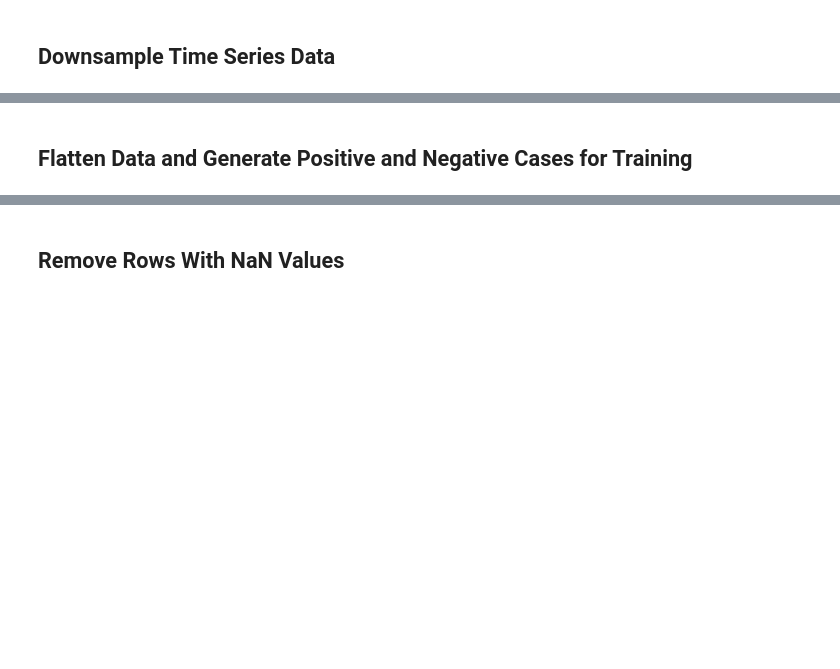
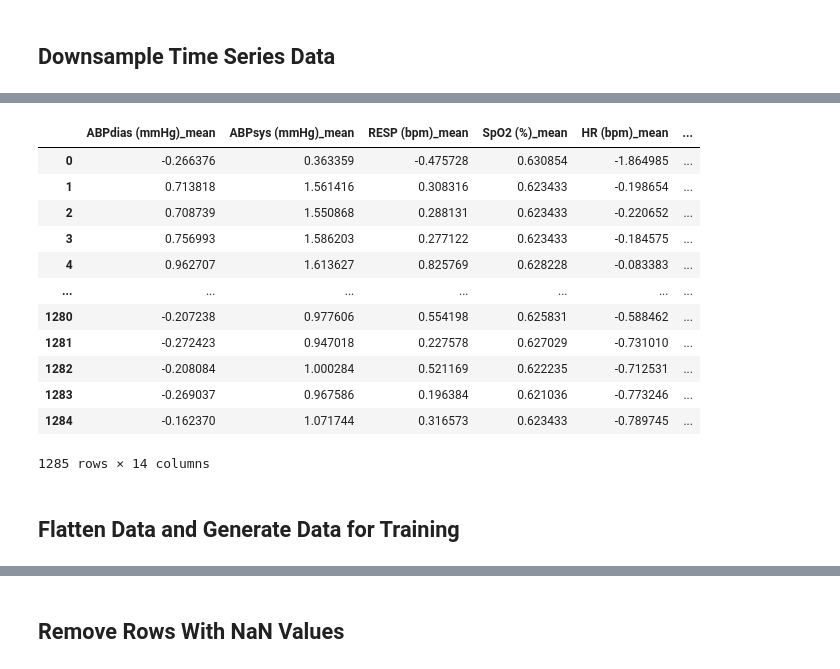
Before and after one commit to lr98769/rue_prediction_interval, a Jupyter notebook: notebooks/preprocessing.ipynb, the cells around one changed output, grey strips where cells are left out. Drawn from its saved outputs; the diff is of its cells as text; code cells hidden in the pictures; blank space fills up the shorter version.

```diff
--- a/notebooks/preprocessing.ipynb
+++ b/notebooks/preprocessing.ipynb
@@ -347,0 +231,14 @@ print(len(test_records), "Test Records:", test_records)
+# %%
+def load_data(fields_df_shortlisted, feat_set):
+    df_list = []
+    records = fields_df_shortlisted["record"].tolist()
+    for record in tqdm(records):
+        fp_csv = os.path.join(fp_converted_folder, record+".csv")
+        df = pd.read_csv(fp_csv, index_col=0)[list(feat_set)]
+        df["record"] = record
+        df_list.append(df)
+    all_df = pd.concat(df_list).reset_index()
+    all_df.columns = ["record_index"] + all_df.columns[1:].to_list()
+    return all_df
+all_df = load_data(fields_df_shortlisted, feat_set)
+all_df.head()
@@ -374,4 +307,0 @@ array([[ 0,  1,  2,  3],
-# %%
-window = 2
-v = x.reshape(x.shape[0]//window, window, x.shape[1])
-v
@@ -753,4 +307,0 @@ df_ds
-# %%
-feat_set = df_ds.columns.tolist()[0:-5]
-feat_set.sort()
-print("Features:", feat_set)
@@ -833,0 +308,21 @@ Name: count, dtype: int64
+# %%
+def downsample_all_df(all_df, feat_set, window=60):
+    all_downsampled_df_list = []
+    feat_set = list(feat_set)
+    for record, record_df in all_df.groupby("record"):
+        window_groups = record_df.groupby((record_df.index//window).astype('i'))
+        # Downsample with mean
+        downsampled_df = window_groups[feat_set].mean()
+        downsampled_df.columns = [col + "_mean" for col in feat_set]
+        # Downsample with std
+        std_cols = [col + "_std" for col in feat_set]
+        downsampled_df[std_cols] = window_groups[feat_set].std()
+        downsampled_df["record"] = record
+        # Get record df index
+        downsampled_df = downsampled_df.reset_index(drop=True)
+        downsampled_df["record_index"] = downsampled_df.index
+        all_downsampled_df_list.append(downsampled_df)
+    all_downsampled_df = pd.concat(all_downsampled_df_list)
+    return all_downsampled_df
+downsampled_df = downsample_all_df(all_df, feat_set, window=60)
+downsampled_df.head(10)
@@ -834,2 +341,18 @@ Name: count, dtype: int64
+# %%
+downsampled_df[downsampled_df["record"]=='052n']
+# %% [output]
+|  | ABPdias (mmHg)_mean | ABPsys (mmHg)_mean | RESP (bpm)_mean | SpO2 (%)_mean | HR (bpm)_mean | ... |
+| 0 | -0.266376 | 0.363359 | -0.475728 | 0.630854 | -1.864985 | ... |
+| 1 | 0.713818 | 1.561416 | 0.308316 | 0.623433 | -0.198654 | ... |
+| 2 | 0.708739 | 1.550868 | 0.288131 | 0.623433 | -0.220652 | ... |
+| 3 | 0.756993 | 1.586203 | 0.277122 | 0.623433 | -0.184575 | ... |
+| 4 | 0.962707 | 1.613627 | 0.825769 | 0.628228 | -0.083383 | ... |
+| ... | ... | ... | ... | ... | ... | ... |
+| 1280 | -0.207238 | 0.977606 | 0.554198 | 0.625831 | -0.588462 | ... |
+| 1281 | -0.272423 | 0.947018 | 0.227578 | 0.627029 | -0.731010 | ... |
+| 1282 | -0.208084 | 1.000284 | 0.521169 | 0.622235 | -0.712531 | ... |
+| 1283 | -0.269037 | 0.967586 | 0.196384 | 0.621036 | -0.773246 | ... |
+| 1284 | -0.162370 | 1.071744 | 0.316573 | 0.623433 | -0.789745 | ... |
+1285 rows × 14 columns
 # %% [markdown]
-## Flatten Data and Generate Positive and Negative Cases for Training
+## Flatten Data and Generate Data for Training
```
Also changed, not shown: parts of 54 cells of this notebook.
